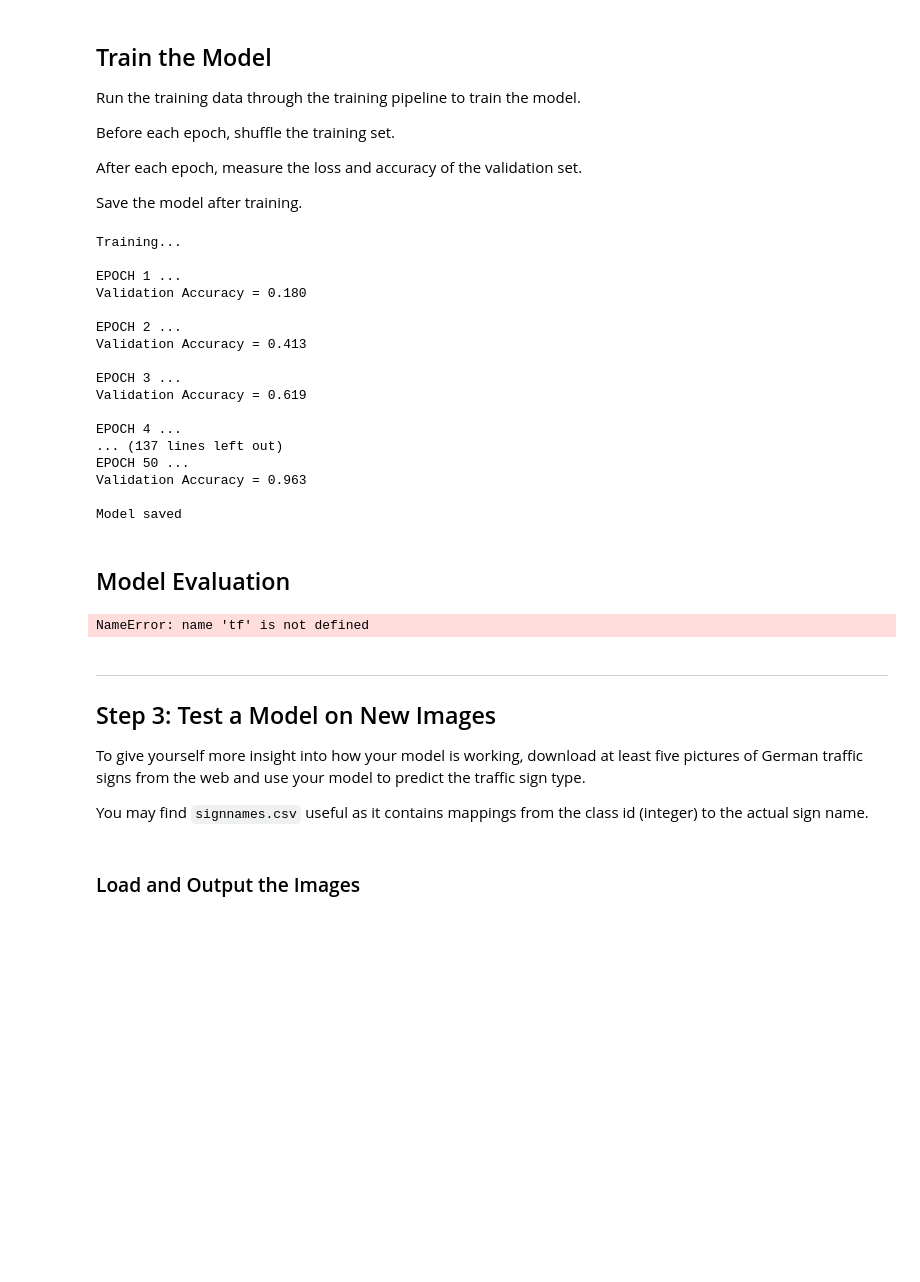
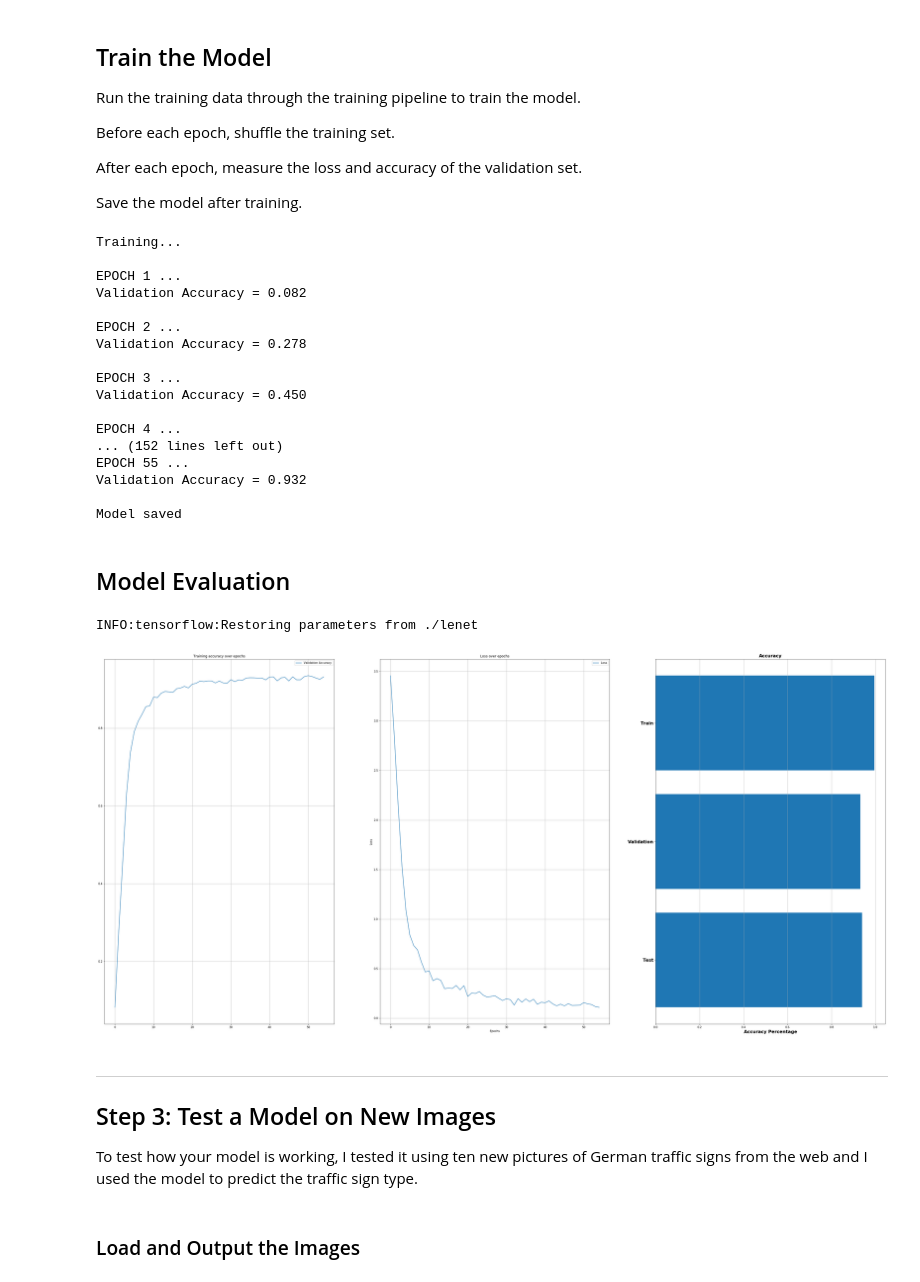
Before and after one commit to Giangy1990/CarND-Traffic-Sign-Classifier-Project, a Jupyter notebook: Traffic_Sign_Classifier.ipynb, the cells around one changed output. Drawn from its saved outputs; the diff is of its cells as text; code cells hidden in the pictures; blank space fills up the shorter version.

Commit message:
net evaluation on new images and CNN visualization

```diff
--- a/Traffic_Sign_Classifier.ipynb
+++ b/Traffic_Sign_Classifier.ipynb
@@ -324,7 +315,7 @@ def LeNet5(x):
     b_l5 = tf.Variable(tf.zeros([43]))
     logits = tf.add(tf.matmul(fc_l4, W_l5), b_l5)
 
-    return logits
+    return logits, conv_l1
 # %% [markdown]
 ## Features, Labels and Setup TensorFlw
 Train LeNet to classify [German Traffic Sign Dataset](http://benchmark.ini.rub.de/?section=gtsrb&subsection=dataset) data.
@@ -339,7 +330,7 @@ y = tf.placeholder(tf.int32, (None))
 one_hot_y = tf.one_hot(y, n_classes)
 keep_prob = tf.placeholder(tf.float32)
 # %%
-EPOCHS = 50
+EPOCHS = 55
 BATCH_SIZE = 1024
 # %% [markdown]
 ## Training Pipeline
@@ -347,7 +338,7 @@ Create a training pipeline that uses the model to classify German Traffic Sign d
 # %%
 rate = 0.001
 
-logits = LeNet5(x)
+logits, CNN_l1 = LeNet5(x)
 cross_entropy = tf.nn.softmax_cross_entropy_with_logits(labels=one_hot_y, logits=logits)
 loss_operation = tf.reduce_mean(cross_entropy)
 optimizer = tf.train.AdamOptimizer(learning_rate = rate)
@@ -410,18 +401,18 @@ with tf.Session() as sess:
 Training...
 
 EPOCH 1 ...
-Validation Accuracy = 0.180
+Validation Accuracy = 0.082
 
 EPOCH 2 ...
-Validation Accuracy = 0.413
+Validation Accuracy = 0.278
 
 EPOCH 3 ...
-Validation Accuracy = 0.619
+Validation Accuracy = 0.450
 
 EPOCH 4 ...
-... (137 lines left out)
-EPOCH 50 ...
-Validation Accuracy = 0.963
+... (152 lines left out)
+EPOCH 55 ...
+Validation Accuracy = 0.932
 
 Model saved
 # %% [markdown]
@@ -436,38 +427,42 @@ with tf.Session() as sess:
 
     test_accuracy = evaluate(X_test, y_test)
 # %% [output]
-NameError: name 'tf' is not defined
+INFO:tensorflow:Restoring parameters from ./lenet
 # %%
 f,axes = plt.subplots(1, 3, figsize=(50,24))
 axes[0].plot(range(EPOCHS), accuracy_hist, label='Validation Accuracy')
 axes[0].grid()
 axes[0].set_title('Training accuracy over epochs')
 axes[0].legend()
 
-axes[1].plot(range(EPOCHS), loss_history, label='Loss')
+axes[1].plot(range(EPOCHS), loss_hist, label='Loss')
 axes[1].grid()
 axes[1].legend()
 axes[1].set_title('Loss over epochs')
 axes[1].set_xlabel('Epochs')
 axes[1].set_ylabel('Loss')
 
 Dataset_name = ['Train', 'Validation', 'Test']
 Dataset_accuracy = [train_set_accuracy, validation_set_accuracy, test_accuracy]
 y_pos = np.arange(len(Dataset_name))
-axes[1].barh(y_pos, Dataset_accuracy, align='center')
-axes[1].set_yticks(y_pos)
-axes[1].set_yticklabels(Dataset_name, {'fontsize': 16,'fontweight' : 'bold'})
-axes[1].invert_yaxis()  # labels read top-to-bottom
-axes[1].set_xlabel('Accuracy Percentage', {'fontsize': 16,'fontweight' : 'bold'})
-axes[1].set_title('Accuracy', {'fontsize': 16,'fontweight' : 'bold'})
-axes[1].grid(axis='x')
+axes[2].barh(y_pos, Dataset_accuracy, align='center')
+axes[2].set_yticks(y_pos)
+axes[2].set_yticklabels(Dataset_name, {'fontsize': 16,'fontweight' : 'bold'})
+axes[2].invert_yaxis()  # labels read top-to-bottom
+axes[2].set_xlabel('Accuracy', {'fontsize': 16,'fontweight' : 'bold'})
+axes[2].set_title('Accuracy', {'fontsize': 16,'fontweight' : 'bold'})
+axes[2].grid(axis='x')
+
+plt.text(0.1, y_pos[0], ''.format(train_set_accuracy), dict(size=30))
+plt.text(0.1, y_pos[1], ''.format(validation_set_accuracy), dict(size=30))
+plt.text(0.1, y_pos[2], ''.format(test_accuracy), dict(size=30))
+# %% [output]
+[figure, added]
 # %% [markdown]
 ---
 
 ## Step 3: Test a Model on New Images
 
-To give yourself more insight into how your model is working, download at least five pictures of German traffic signs from the web and use your model to predict the traffic sign type.
-
-You may find `signnames.csv` useful as it contains mappings from the class id (integer) to the actual sign name.
+To test how your model is working, I tested it using ten new pictures of German traffic signs from the web and I used the model to predict the traffic sign type.
 # %% [markdown]
 ### Load and Output the Images
```
Also changed, not shown: parts of 18 cells of this notebook, 13 other files.
